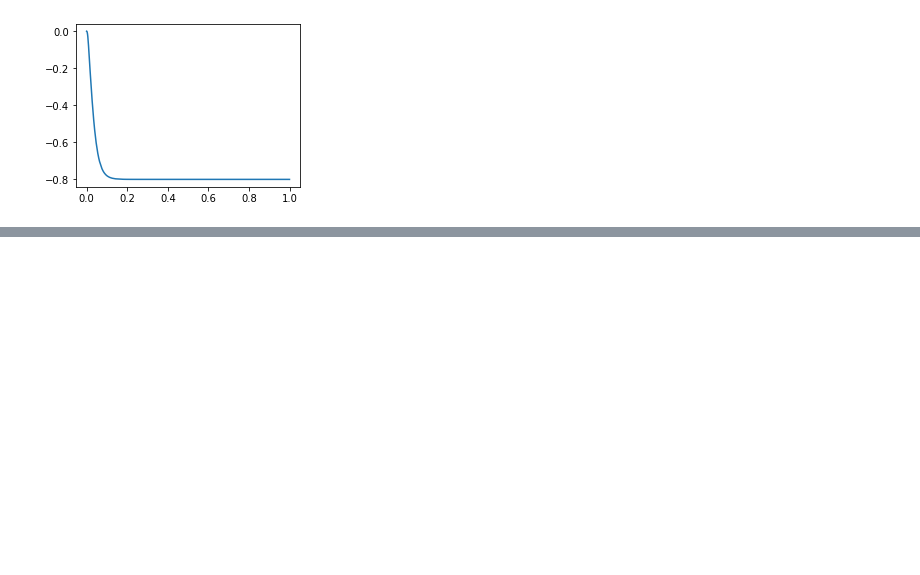
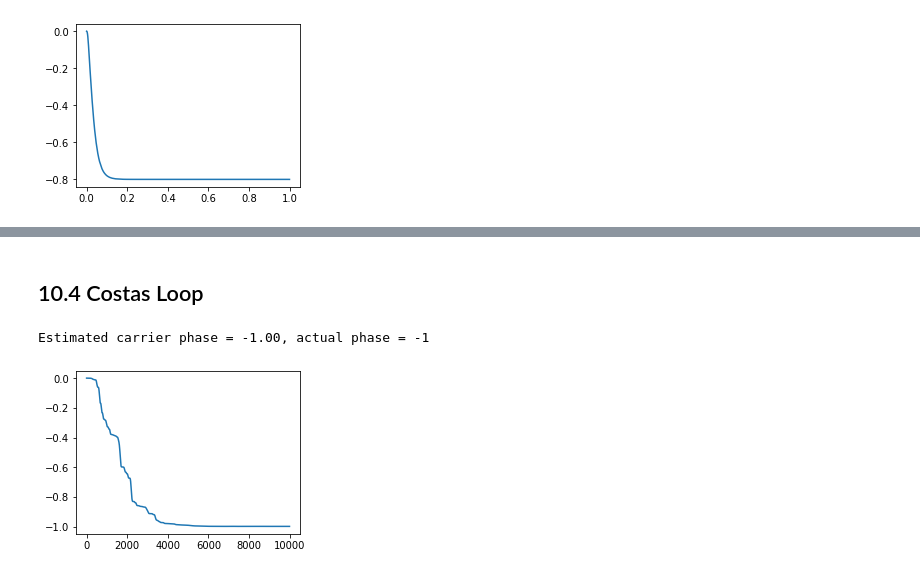
Before and after one commit to mohantyk/srd, a Jupyter notebook: Chap10.ipynb, the cells around one changed output, grey strips where cells are left out. Drawn from its saved outputs; the diff is of its cells as text; code cells hidden in the pictures; blank space fills up the shorter version.

Commit message:
Implement costas loop

```diff
--- a/Chap10.ipynb
+++ b/Chap10.ipynb
@@ -213,0 +214,12 @@ Estimated carrier phase = -1.00, actual phase = -1
+# %% [markdown]
+## 10.4 Costas Loop
+# %%
+# No need to preprocess carrier
+theta_costas = costas(modulated_suppr_carrier[:10000], 1000, 0.0001, mu=0.003);
+
+plt.plot(theta_costas);
+final_phase_est = theta_costas[-1]
+print(f'Estimated carrier phase = {final_phase_est:.2f}, actual phase = -1')
+# %% [output]
+Estimated carrier phase = -1.00, actual phase = -1
+[figure, added]
```
Also changed, not shown: parts of 5 cells of this notebook, 1 other file.
